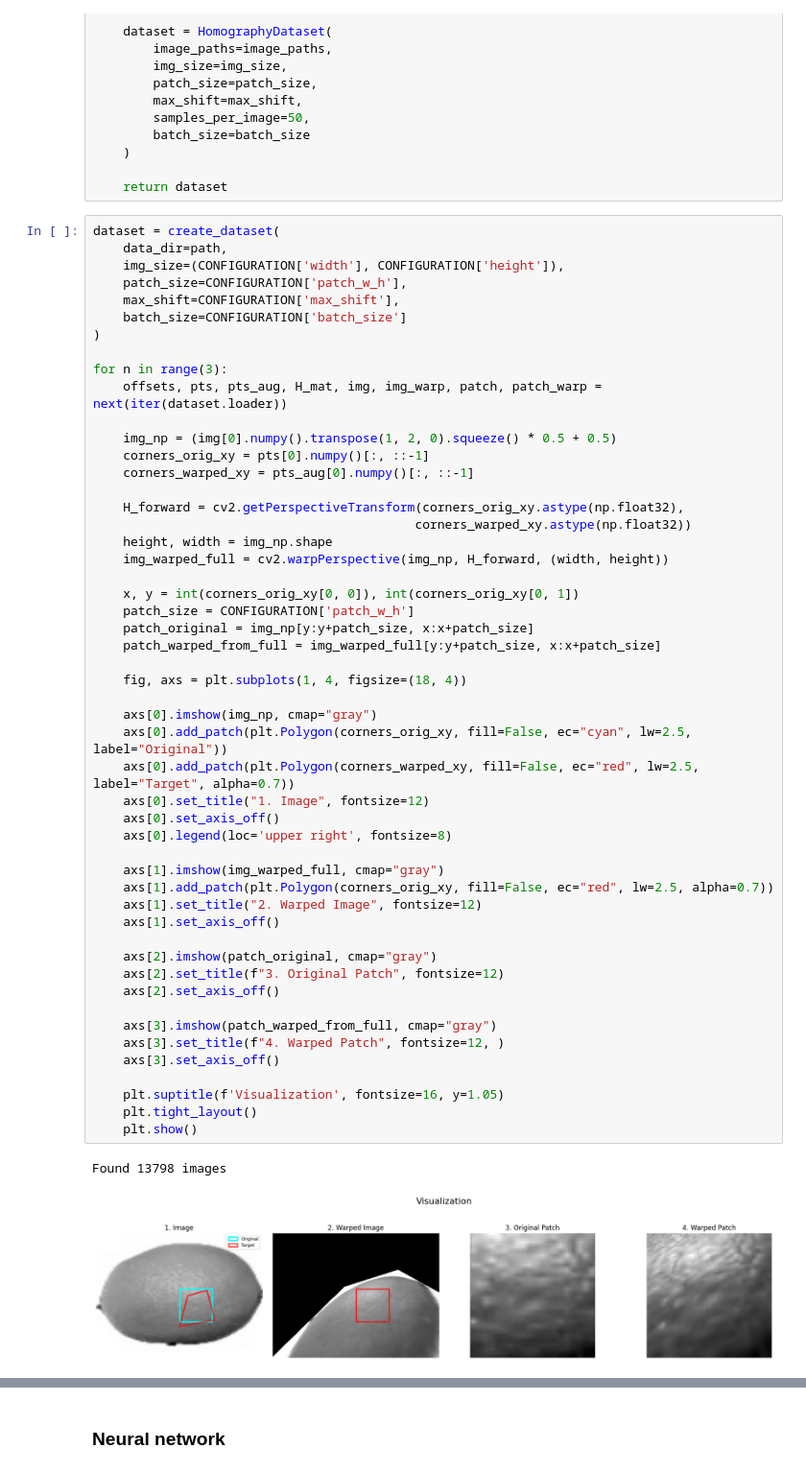
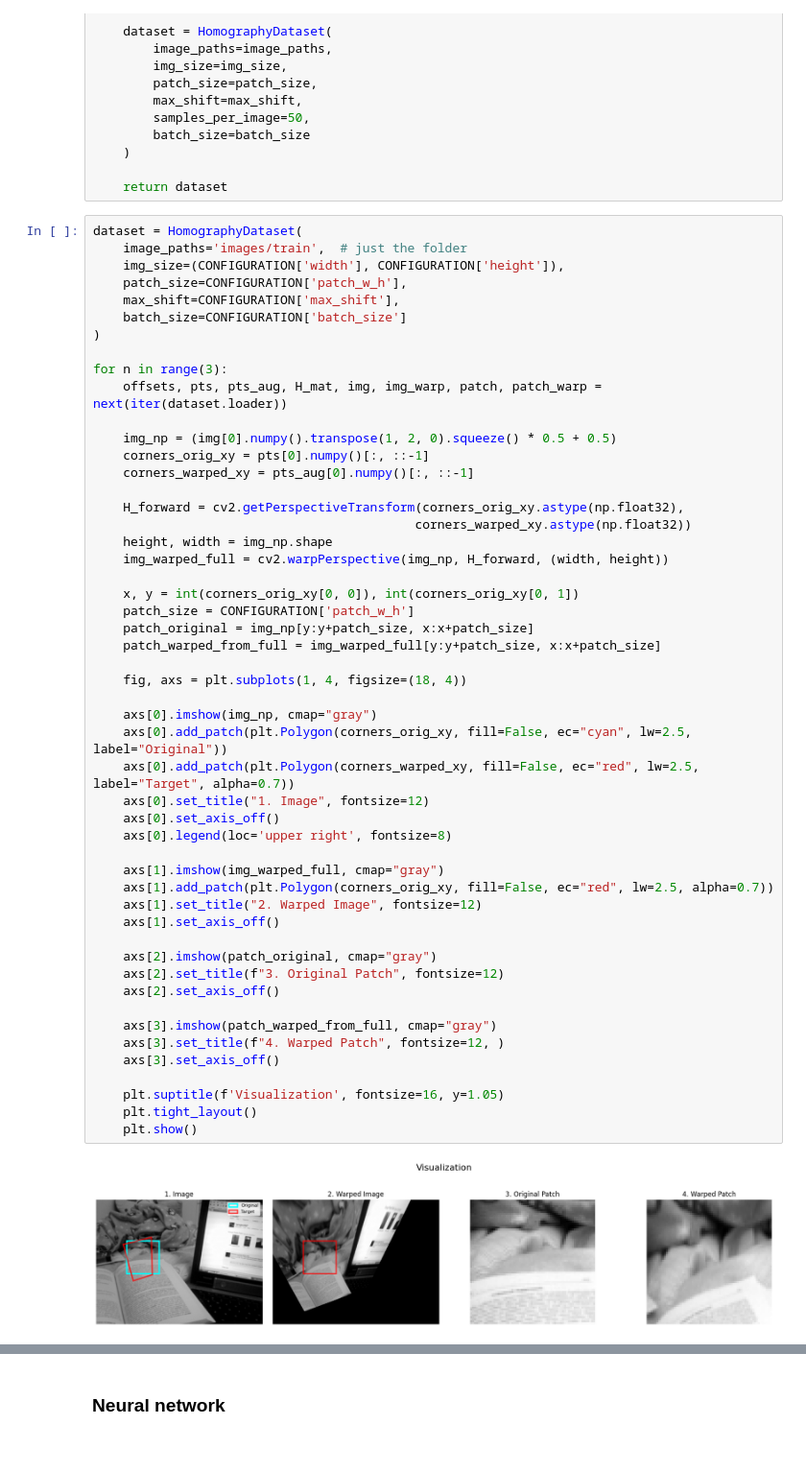
Before and after one commit to korunoskandrea/RV, a Jupyter notebook: homography.ipynb, the cells around one changed output, grey strips where cells are left out. Shown at 96% size. Drawn from its saved outputs; the diff is of its cells as text.

```diff
--- a/homography.ipynb
+++ b/homography.ipynb
@@ -166,8 +177,8 @@ def create_dataset(data_dir, batch_size=16, img_size=(320, 320), patch_size=64,
 
     return dataset
 # %%
-dataset = create_dataset(
-    data_dir=path,
+dataset = HomographyDataset(
+    image_paths='images/train',  # just the folder
     img_size=(CONFIGURATION['width'], CONFIGURATION['height']),
     patch_size=CONFIGURATION['patch_w_h'],
     max_shift=CONFIGURATION['max_shift'],
@@ -190,32 +201,31 @@ for n in range(3):
     patch_size = CONFIGURATION['patch_w_h']
     patch_original = img_np[y:y+patch_size, x:x+patch_size]
     patch_warped_from_full = img_warped_full[y:y+patch_size, x:x+patch_size]
 
     fig, axs = plt.subplots(1, 4, figsize=(18, 4))
 
     axs[0].imshow(img_np, cmap="gray")
     axs[0].add_patch(plt.Polygon(corners_orig_xy, fill=False, ec="cyan", lw=2.5, label="Original"))
     axs[0].add_patch(plt.Polygon(corners_warped_xy, fill=False, ec="red", lw=2.5, label="Target", alpha=0.7))
     axs[0].set_title("1. Image", fontsize=12)
     axs[0].set_axis_off()
     axs[0].legend(loc='upper right', fontsize=8)
 
     axs[1].imshow(img_warped_full, cmap="gray")
     axs[1].add_patch(plt.Polygon(corners_orig_xy, fill=False, ec="red", lw=2.5, alpha=0.7))
     axs[1].set_title("2. Warped Image", fontsize=12)
     axs[1].set_axis_off()
 
     axs[2].imshow(patch_original, cmap="gray")
     axs[2].set_title(f"3. Original Patch", fontsize=12)
     axs[2].set_axis_off()
 
     axs[3].imshow(patch_warped_from_full, cmap="gray")
     axs[3].set_title(f"4. Warped Patch", fontsize=12, )
     axs[3].set_axis_off()
 
     plt.suptitle(f'Visualization', fontsize=16, y=1.05)
     plt.tight_layout()
     plt.show()
 # %% [output]
-Found 13798 images
-[figure, old version]
+[figure, new version]
```
Also changed, not shown: parts of 7 cells of this notebook, 1 other file.
